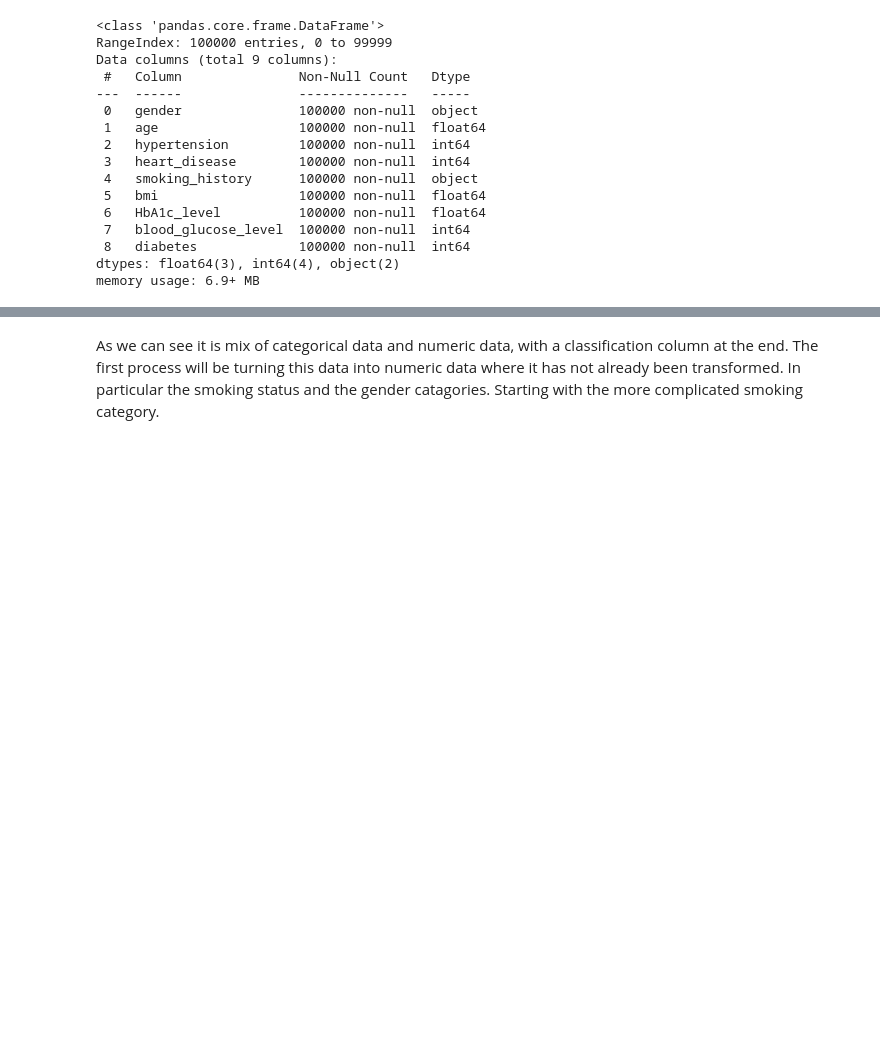
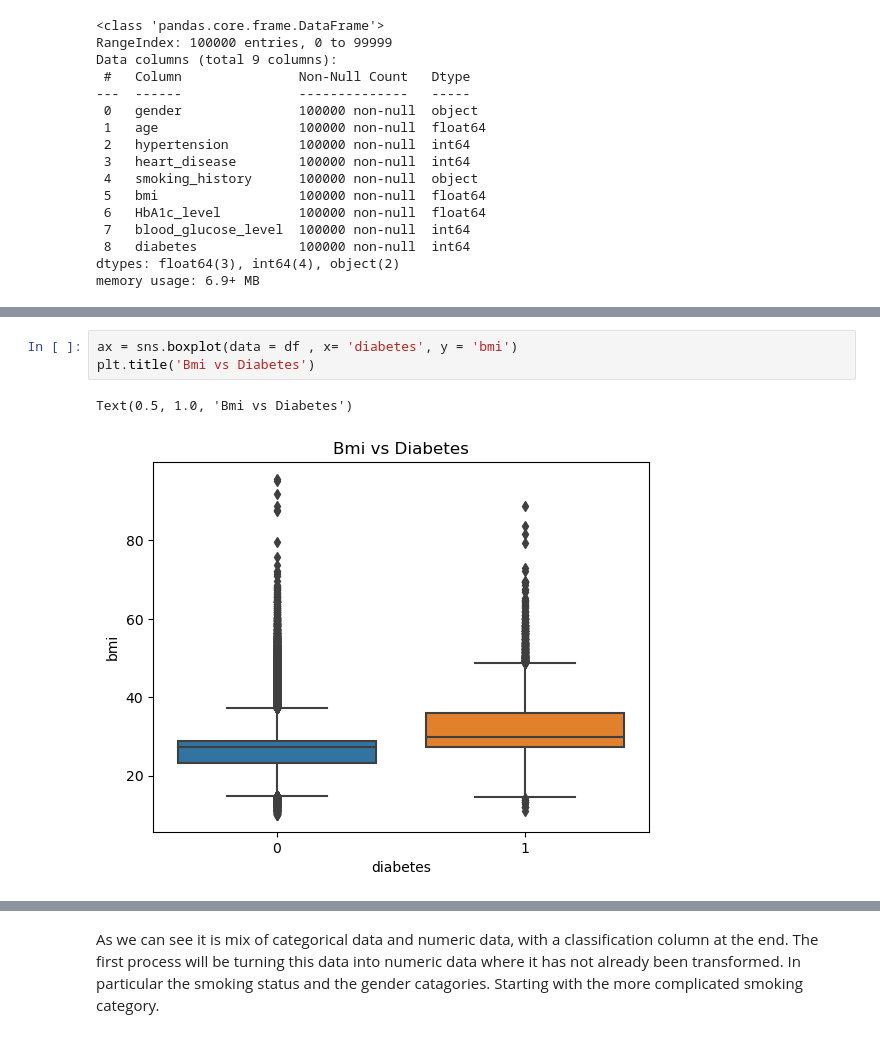
Before and after one commit to suf102/Data-and-Machine-Learning-Portfolio, a Jupyter notebook: Projects/Diabeties_detection/Diabeties_detection.ipynb, the cells around one changed output, grey strips where cells are left out. Drawn from its saved outputs; the diff is of its cells as text; blank space fills up the shorter version.

```diff
--- a/Projects/Diabeties_detection/Diabeties_detection.ipynb
+++ b/Projects/Diabeties_detection/Diabeties_detection.ipynb
@@ -68,0 +80,6 @@ The next stage is some data visualization, here I will go ahead and plot some of
+# %%
+ax = sns.boxplot(data = df , x= 'diabetes', y = 'bmi')
+plt.title('Bmi vs Diabetes')
+# %% [output]
+Text(0.5, 1.0, 'Bmi vs Diabetes')
+[figure, added]
```
Also changed, not shown: parts of 40 cells of this notebook, 1 other file.
